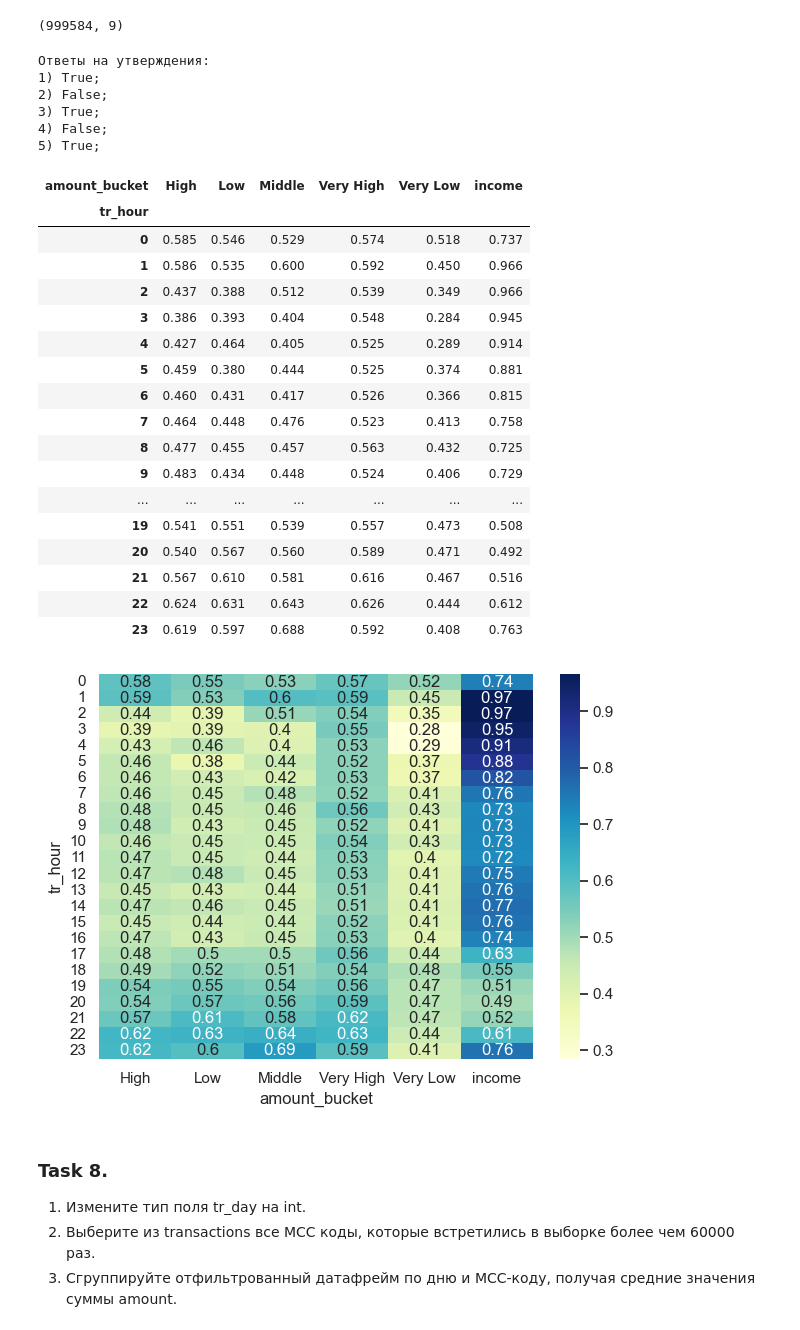
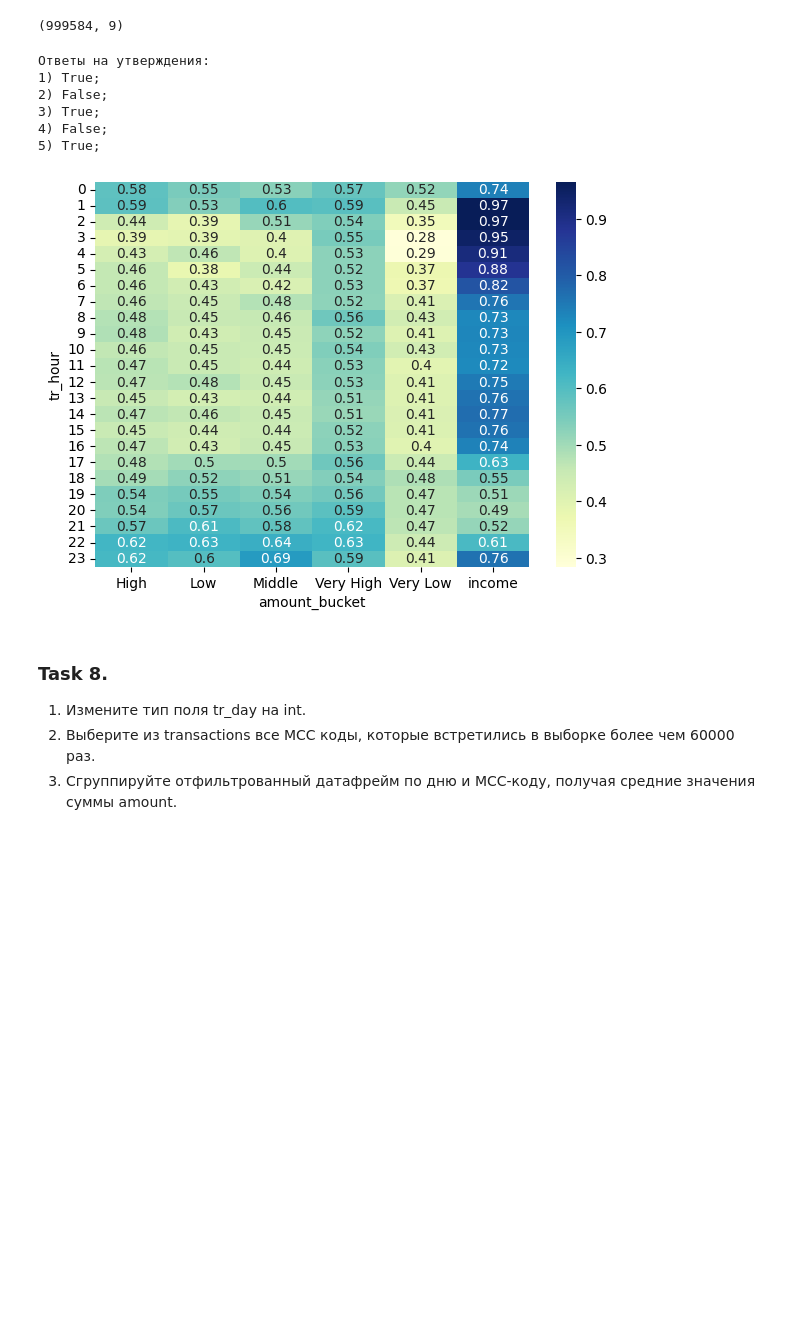
Before and after one commit to C4erries/DeepLerningLabs, a Jupyter notebook: lab2/Lab2 pandas+matplotlib.ipynb, the cells around one changed output. Saved outputs shown, nothing was run; the diff lists cells and outputs as text; code cells hidden in the pictures; blank space fills up the shorter version.

```diff
--- a/lab2/Lab2 pandas+matplotlib.ipynb
+++ b/lab2/Lab2 pandas+matplotlib.ipynb
@@ -434,53 +428,35 @@ transactions['tr_hour'] = (
     .str[:2]
     .astype(int)
 )
 
 # 4. Сводная таблица
 table = pd.pivot_table(
     transactions,
     values='gender',
     index='tr_hour',
     columns='amount_bucket',
     aggfunc='mean'
 )
 
 plt.figure(figsize=(7, 5))
 sns.heatmap(table, annot=True,  cmap="YlGnBu")
 print(
 f"""Ответы на утверждения:
-1) {(table.loc[1:5, 'income'] > 0.85).mean() > 0.5};
+1) {(table.loc[1:5, 'income']).mean() > 0.85};
 2) {table['income'].mean() < 0.5};
 3) {table.loc[3, 'Very Low'] < 0.3};
 4) {(table['Very Low'] < 0.2).any()};
 5) {(table['Very High'] > 0.5).all()};
 """
 )
 # %% [output]
 Ответы на утверждения:
 1) True;
 2) False;
 3) True;
 4) False;
 5) True;
-| amount_bucket | High | Low | Middle | Very High | Very Low | income |
-| tr_hour |  |  |  |  |  |  |
-| 0 | 0.585 | 0.546 | 0.529 | 0.574 | 0.518 | 0.737 |
-| 1 | 0.586 | 0.535 | 0.600 | 0.592 | 0.450 | 0.966 |
-| 2 | 0.437 | 0.388 | 0.512 | 0.539 | 0.349 | 0.966 |
-| 3 | 0.386 | 0.393 | 0.404 | 0.548 | 0.284 | 0.945 |
-| 4 | 0.427 | 0.464 | 0.405 | 0.525 | 0.289 | 0.914 |
-| 5 | 0.459 | 0.380 | 0.444 | 0.525 | 0.374 | 0.881 |
-| 6 | 0.460 | 0.431 | 0.417 | 0.526 | 0.366 | 0.815 |
-| 7 | 0.464 | 0.448 | 0.476 | 0.523 | 0.413 | 0.758 |
-| 8 | 0.477 | 0.455 | 0.457 | 0.563 | 0.432 | 0.725 |
-| 9 | 0.483 | 0.434 | 0.448 | 0.524 | 0.406 | 0.729 |
-| ... | ... | ... | ... | ... | ... | ... |
-| 19 | 0.541 | 0.551 | 0.539 | 0.557 | 0.473 | 0.508 |
-| 20 | 0.540 | 0.567 | 0.560 | 0.589 | 0.471 | 0.492 |
-| 21 | 0.567 | 0.610 | 0.581 | 0.616 | 0.467 | 0.516 |
-| 22 | 0.624 | 0.631 | 0.643 | 0.626 | 0.444 | 0.612 |
-| 23 | 0.619 | 0.597 | 0.688 | 0.592 | 0.408 | 0.763 |
-[figure, old version]
+[figure, new version]
 # %% [markdown]
 ### Task 8.
 1. Измените тип поля tr_day на int.
```
Also changed, not shown: parts of 6 cells of this notebook.
